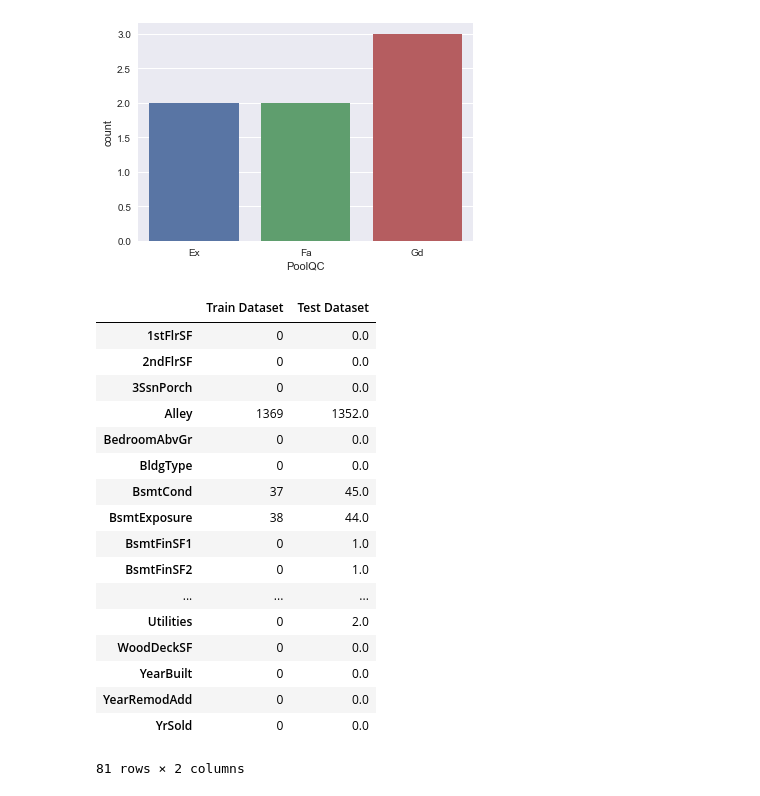
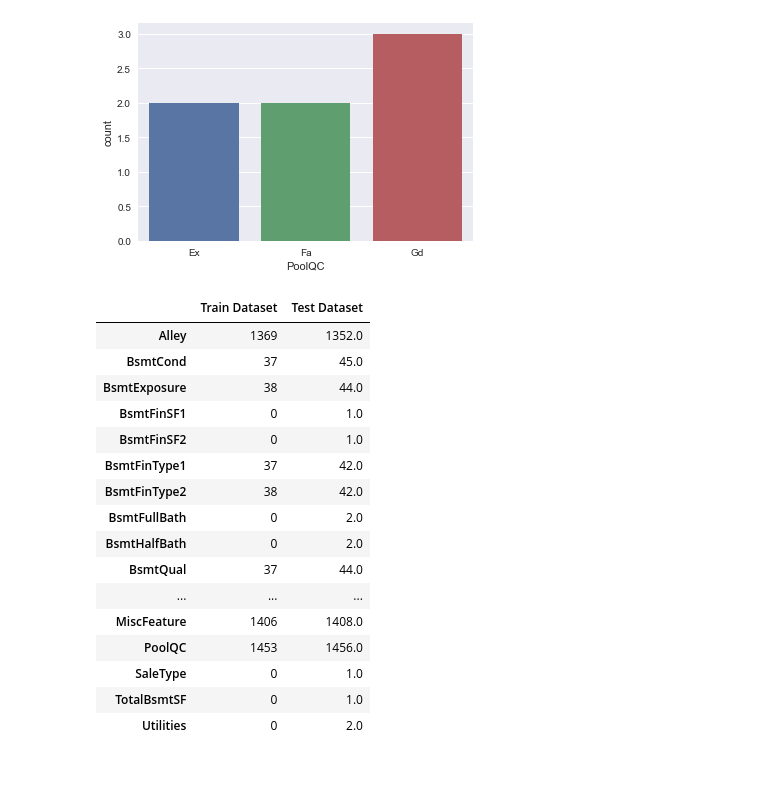
Before and after one commit to rakshithvasudev/Machine-Learning, a Jupyter notebook: Decision Trees and Random Forests/Kaggle Housing/Housing.ipynb, the cells around one changed output. Cells and saved outputs as stored; diff of their text form; code cells hidden in the pictures.

Commit message:
concat dataframe

```diff
--- a/Decision Trees and Random Forests/Kaggle Housing/Housing.ipynb
+++ b/Decision Trees and Random Forests/Kaggle Housing/Housing.ipynb
@@ -187,26 +187,26 @@ sns.countplot(data=df,x='PoolQC')
 [figure]
 # %%
 # Perfrom a concat and render a dataframe that consolidates the train and test datasets that indicates all the null entries.
+# these numbers indicate the missing values
 
 concatDFs = pd.concat([df.isnull().sum(),testdf.isnull().sum()],keys=['Train Dataset','Test Dataset'],axis=1)
 naDfs = pd.DataFrame(concatDFs)
-naDfs
+naDfs[naDfs.sum(axis=1)>0]
 # %% [output]
 |  | Train Dataset | Test Dataset |
-| 1stFlrSF | 0 | 0.0 |
-| 2ndFlrSF | 0 | 0.0 |
-| 3SsnPorch | 0 | 0.0 |
 | Alley | 1369 | 1352.0 |
-| BedroomAbvGr | 0 | 0.0 |
-| BldgType | 0 | 0.0 |
 | BsmtCond | 37 | 45.0 |
 | BsmtExposure | 38 | 44.0 |
 | BsmtFinSF1 | 0 | 1.0 |
 | BsmtFinSF2 | 0 | 1.0 |
+| BsmtFinType1 | 37 | 42.0 |
+| BsmtFinType2 | 38 | 42.0 |
+| BsmtFullBath | 0 | 2.0 |
+| BsmtHalfBath | 0 | 2.0 |
+| BsmtQual | 37 | 44.0 |
 | ... | ... | ... |
+| MiscFeature | 1406 | 1408.0 |
+| PoolQC | 1453 | 1456.0 |
+| SaleType | 0 | 1.0 |
+| TotalBsmtSF | 0 | 1.0 |
 | Utilities | 0 | 2.0 |
-| WoodDeckSF | 0 | 0.0 |
-| YearBuilt | 0 | 0.0 |
-| YearRemodAdd | 0 | 0.0 |
-| YrSold | 0 | 0.0 |
-81 rows × 2 columns
```
